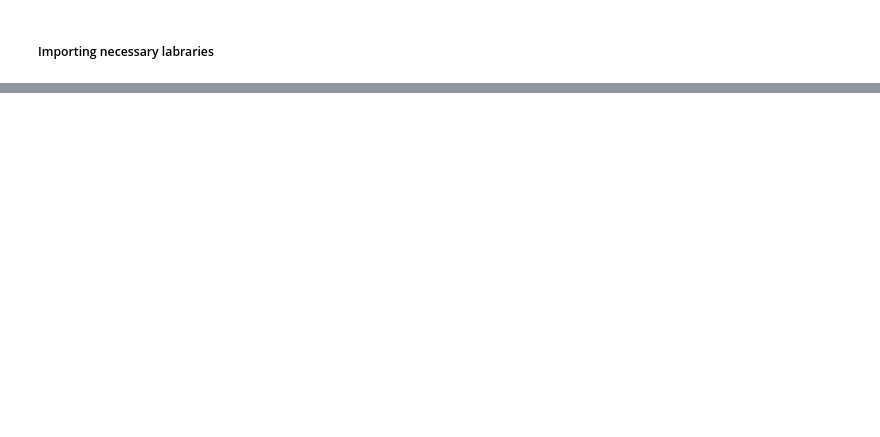
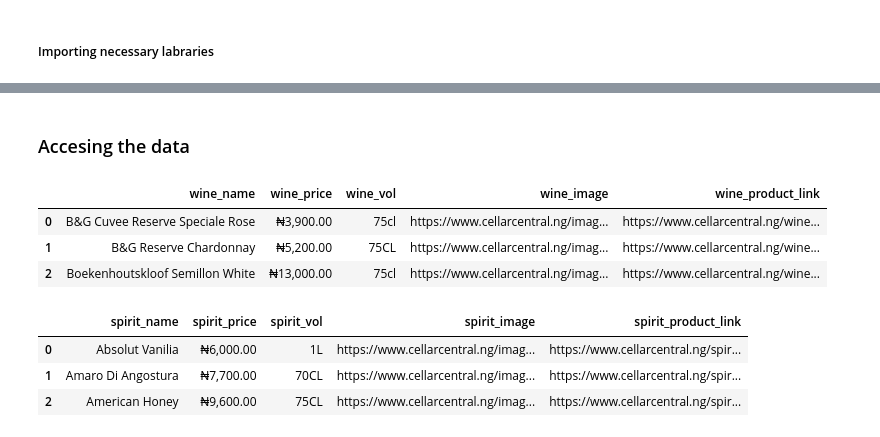
Before and after one commit to Fortunatetech/Cellarcentra-Website-Scraper-Project-BeautifulSoup-, a Jupyter notebook: Cellarcentral WebScraper.ipynb, the cells around one changed output, grey strips where cells are left out. Cells and saved outputs as stored; diff of their text form; code cells hidden in the pictures; blank space fills up the shorter version.

```diff
--- a/Cellarcentral WebScraper.ipynb
+++ b/Cellarcentral WebScraper.ipynb
@@ -243,0 +299,16 @@ print(Master_df)
+# %% [markdown]
+### Accesing the data
+# %%
+df_wine.head(3)
+# %% [output]
+|  | wine_name | wine_price | wine_vol | wine_image | wine_product_link |
+| 0 | B&G Cuvee Reserve Speciale Rose | ₦3,900.00 | 75cl | https://www.cellarcentral.ng/imag... | https://www.cellarcentral.ng/wine... |
+| 1 | B&G Reserve Chardonnay | ₦5,200.00 | 75CL | https://www.cellarcentral.ng/imag... | https://www.cellarcentral.ng/wine... |
+| 2 | Boekenhoutskloof Semillon White | ₦13,000.00 | 75cl | https://www.cellarcentral.ng/imag... | https://www.cellarcentral.ng/wine... |
+# %%
+df_spirit.head(3)
+# %% [output]
+|  | spirit_name | spirit_price | spirit_vol | spirit_image | spirit_product_link |
+| 0 | Absolut Vanilia | ₦6,000.00 | 1L | https://www.cellarcentral.ng/imag... | https://www.cellarcentral.ng/spir... |
+| 1 | Amaro Di Angostura | ₦7,700.00 | 70CL | https://www.cellarcentral.ng/imag... | https://www.cellarcentral.ng/spir... |
+| 2 | American Honey | ₦9,600.00 | 75CL | https://www.cellarcentral.ng/imag... | https://www.cellarcentral.ng/spir... |
```
Also changed, not shown: parts of 30 cells of this notebook, 6 other files.
